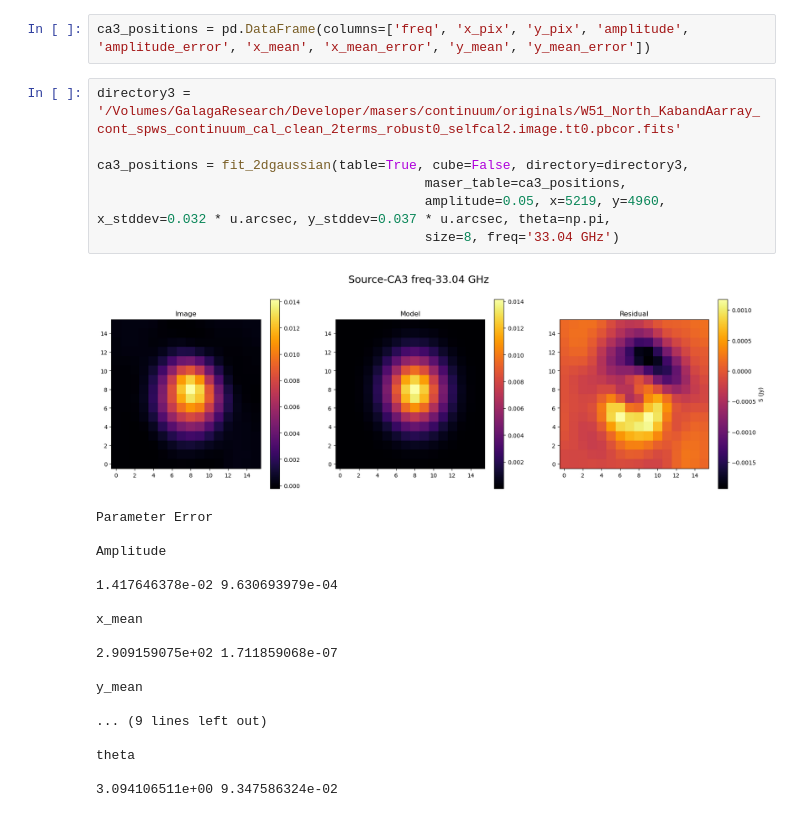
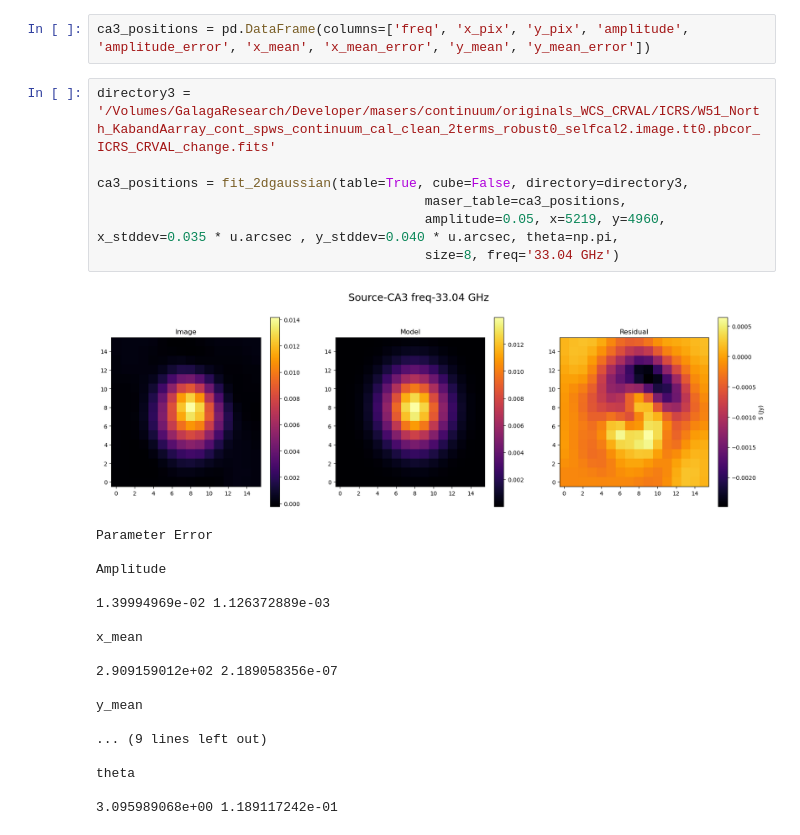
Before and after one commit to GalagaBits/W51-Masers-and-Starforming-Regions, a Jupyter notebook: notebooks/W51CA3_Fitting/2DGaussian Fitting PBCOR-master-2_ICRS-FK5_measuring_one.ipynb, the cells around one changed output. Cells and saved outputs as stored; diff of their text form.

Commit message:
Changing CRVALS

```diff
--- a/notebooks/W51CA3_Fitting/2DGaussian Fitting PBCOR-master-2_ICRS-FK5_measuring_one.ipynb
+++ b/notebooks/W51CA3_Fitting/2DGaussian Fitting PBCOR-master-2_ICRS-FK5_measuring_one.ipynb
@@ -151,23 +279,23 @@ def fit_2dgaussian(directory, maser_table, freq, amplitude, x, y, x_stddev, y_st
 # %%
 ca3_positions = pd.DataFrame(columns=['freq', 'x_pix', 'y_pix', 'amplitude', 'amplitude_error', 'x_mean', 'x_mean_error', 'y_mean', 'y_mean_error'])
 # %%
-directory3 = '/Volumes/GalagaResearch/Developer/masers/continuum/originals/W51_North_KabandAarray_cont_spws_continuum_cal_clean_2terms_robust0_selfcal2.image.tt0.pbcor.fits'
+directory3 = '/Volumes/GalagaResearch/Developer/masers/continuum/originals_WCS_CRVAL/ICRS/W51_North_KabandAarray_cont_spws_continuum_cal_clean_2terms_robust0_selfcal2.image.tt0.pbcor_ICRS_CRVAL_change.fits'
 
 ca3_positions = fit_2dgaussian(table=True, cube=False, directory=directory3,
                                           maser_table=ca3_positions,
-                                          amplitude=0.05, x=5219, y=4960, x_stddev=0.032 * u.arcsec, y_stddev=0.037 * u.arcsec, theta=np.pi,
+                                          amplitude=0.05, x=5219, y=4960, x_stddev=0.035 * u.arcsec , y_stddev=0.040 * u.arcsec, theta=np.pi,
                                           size=8, freq='33.04 GHz')
 # %% [output]
-[figure, old version]
+[figure, new version]
 Parameter Error
 
 Amplitude
 
-1.417646378e-02 9.630693979e-04
+1.39994969e-02 1.126372889e-03
 
 x_mean
 
-2.909159075e+02 1.711859068e-07
+2.909159012e+02 2.189058356e-07
 
 y_mean
 
@@ -175,4 +303,4 @@ y_mean
 
 theta
 
-3.094106511e+00 9.347586324e-02
+3.095989068e+00 1.189117242e-01
```
Also changed, not shown: parts of 2 cells of this notebook, 2 other files.
